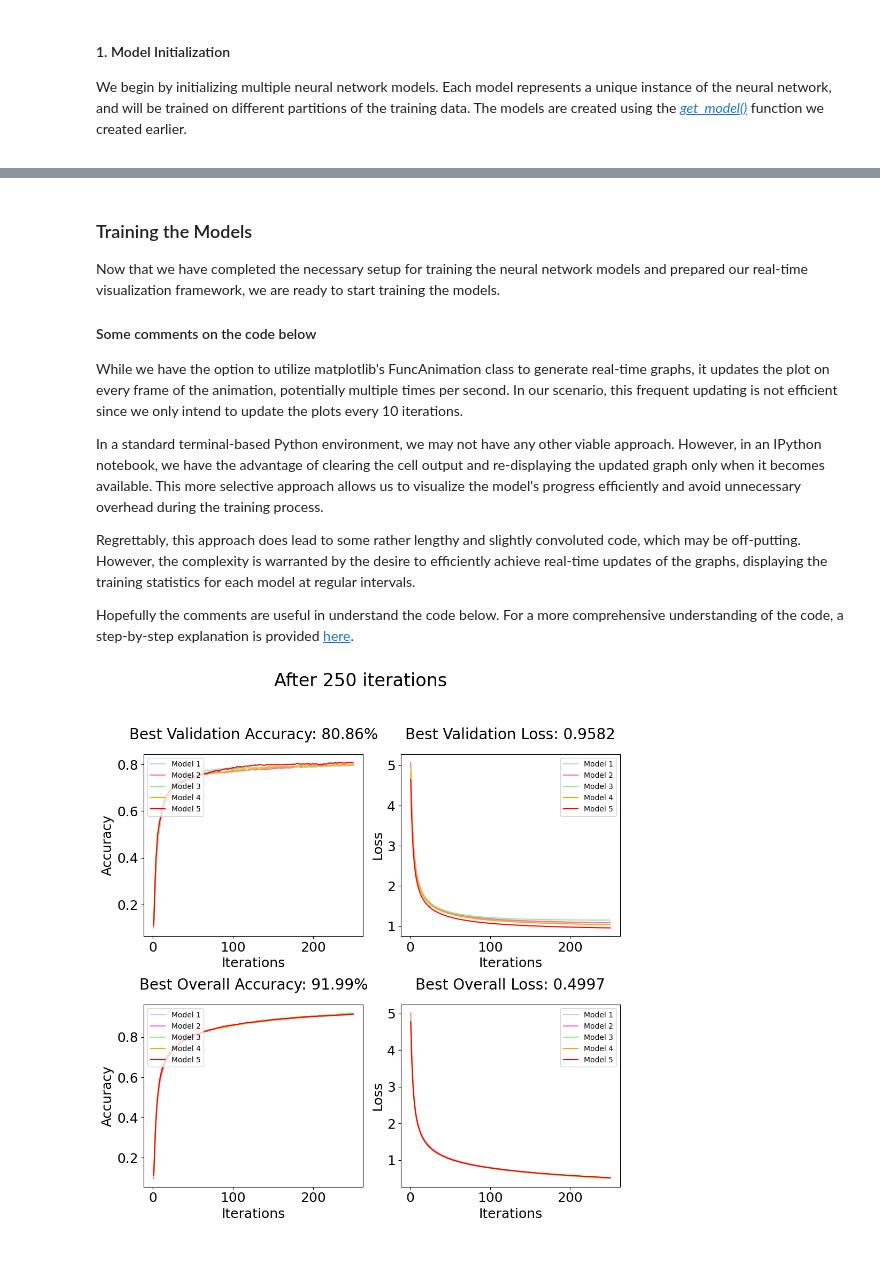
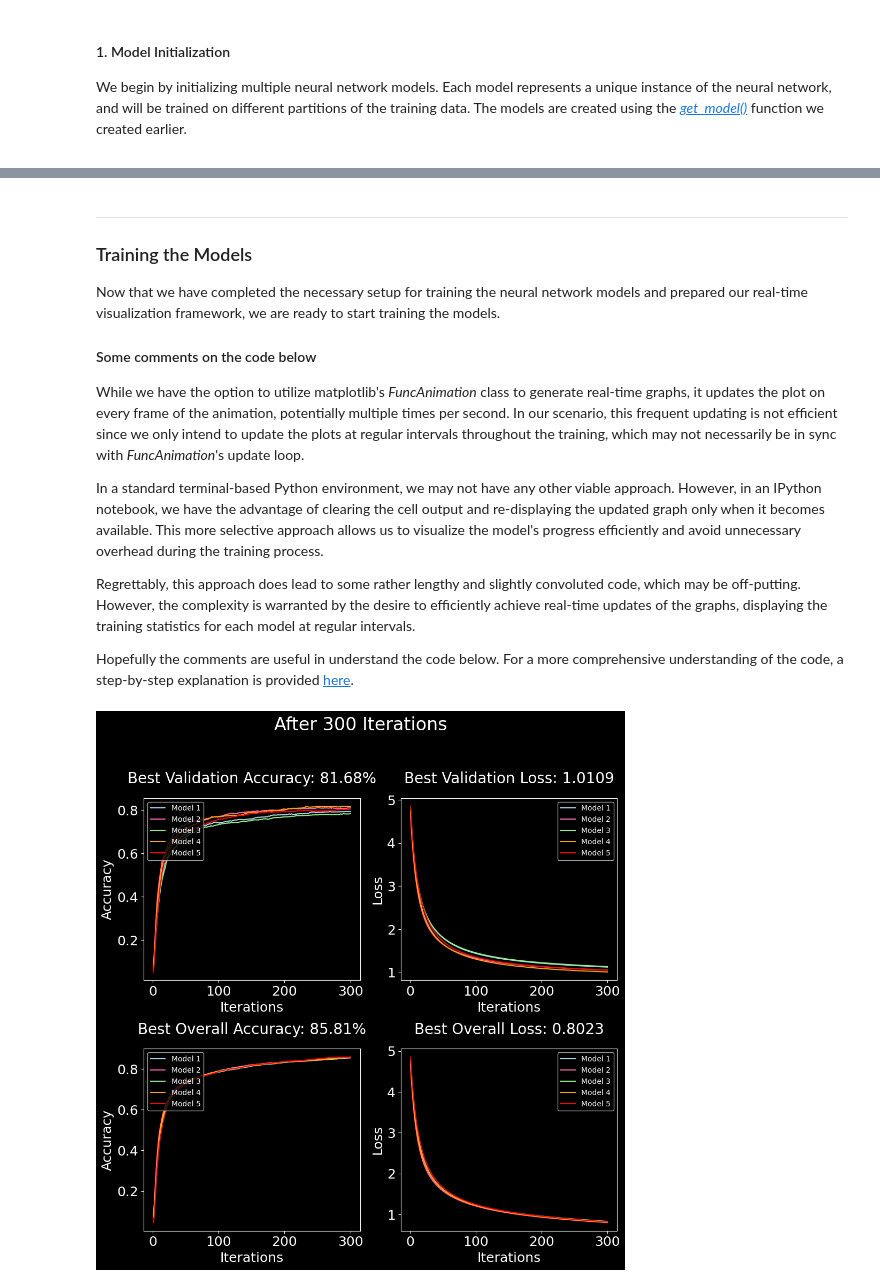
Before and after one commit to mkpro118/CS540, a Jupyter notebook: P6/HandwrittenDigits.ipynb, the cells around one changed output, grey strips where cells are left out. Drawn from its saved outputs; the diff is of its cells as text; code cells hidden in the pictures; blank space fills up the shorter version.

```diff
--- a/P6/HandwrittenDigits.ipynb
+++ b/P6/HandwrittenDigits.ipynb
@@ -11,12 +11,14 @@ from matplotlib import cm
 
 import numpy as np
 
+from string import ascii_uppercase
 import collections
 import itertools
 import os
 
 # Plot interactive graphs as notebook outputs
 %matplotlib inline
+plt.style.use('dark_background')
 # %% [markdown]
 ### Import Neural Network Library
 [\[Library Source\]](https://github.com/mkpro118/neural_network)
@@ -133,16 +159,16 @@ def get_model() -> Sequential:
     '''Returns an untrained compiled Sequential model'''
     # Define the network
     network = [
-        Dense(1024, input_shape=784, activation='tanh', name='Input'),
-        Dense(512, activation='tanh', name='Hidden'),
-        # Dense(128, activation='tanh', name='Hidden 1'),
+        Dense(512, input_shape=784, activation='tanh', name='Input'),
+        Dense(128, activation='tanh', name='Hidden'),
+        # Dense(64, activation='tanh', name='Hidden 2'),
         # Dense(32, activation='tanh', name='Hidden 3'),
         Dense(26, activation='softmax', name='Output'),
     ]
 
     # Encapsulate the network in a Sequential model
-    model = Sequential(name='Handwritten Letter Classifier')
-    model.add(*network)
+    model = Sequential(layers=network,
+                       name='Handwritten Letter Classifier')
 
     # Compile and build  the model
     model.compile(cost='crossentropy', metrics=['accuracy_score'])
@@ -298,11 +330,11 @@ You can learn more about generators [here](https://book.pythontips.com/en/latest
 # %%
-def get_trainers() -> list:
+def get_trainers(epochs: int = 300) -> list:
     return [
         models[i].fit(
             X_train[train],
             y_train[train],
-            epochs=250,
-            steps_per_epoch=8,
+            epochs=epochs,
+            steps_per_epoch=10,
             validation_data=(X_train[validate], y_train[validate]),
             verbose=False,    # The output is huge otherwise
             get_trainer=True, # Get trainer (a generator) instead of training
@@ -360,21 +395,22 @@ def get_history_dict() -> dict:
     })
     return history
 # %% [markdown]
+---
 ### Training the Models
 Now that we have completed the necessary setup for training the neural network models and prepared our real-time visualization framework, we are ready to start training the models.
 
 #### Some comments on the code below
-While we have the option to utilize matplotlib's FuncAnimation class to generate real-time graphs, it updates the plot on every frame of the animation, potentially multiple times per second. In our scenario, this frequent updating is not efficient since we only intend to update the plots every 10 iterations.
+While we have the option to utilize matplotlib's *FuncAnimation* class to generate real-time graphs, it updates the plot on every frame of the animation, potentially multiple times per second. In our scenario, this frequent updating is not efficient since we only intend to update the plots at regular intervals throughout the training, which may not necessarily be in sync with *FuncAnimation*'s update loop.
 
 In a standard terminal-based Python environment, we may not have any other viable approach. However, in an IPython notebook, we have the advantage of clearing the cell output and re-displaying the updated graph only when it becomes available. This more selective approach allows us to visualize the model's progress efficiently and avoid unnecessary overhead during the training process.
 
 Regrettably, this approach does lead to some rather lengthy and slightly convoluted code, which may be off-putting. However, the complexity is warranted by the desire to efficiently achieve real-time updates of the graphs, displaying the training statistics for each model at regular intervals.
 
-Hopefully the comments are useful in understand the code below. For a more comprehensive understanding of the code, a step-by-step explanation is provided [here](#code-explanation).
+Hopefully the comments are useful in understand the code below. For a more comprehensive understanding of the code, a step-by-step explanation is provided [here](#Explanation-of-the-Training-Code).
 <a id="training"></a>
 # %%
-def train():
-    trainers = get_trainers()
+def train(epochs: int = 300):
+    trainers = get_trainers(epochs)
     history = get_history_dict()
 
     fig, (ax1, ax2, ax3, ax4) = get_graphs()
@@ -401,7 +437,7 @@ def train():
             continue
 
         # Update with iterations count
-        fig.suptitle(f'After {iterations} iterations', fontsize=24, y=1.04)
+        fig.suptitle(f'After {iterations} Iterations', fontsize=24, y=1.04)
 
         # Clear all axes to plot again
         for ax in (ax1, ax2, ax3, ax4):
@@ -460,32 +496,32 @@ def train():
         ax3.set_title(f'Best Overall Accuracy: {np.around(x * 100, 2)}%', fontsize=20, pad=20)
         ax3.legend(loc='upper left')
 
         x = min(history[num]["overall"]["loss"][-1] for num in range(len(models)))
         x = min(history['best']['overall']['loss'], x)
         history['best']['overall']['loss'] = x
         ax4.set_title(f'Best Overall Loss: {np.around(x, 4)}', fontsize=20, pad=20)
         ax4.legend(loc='upper right')
 
         for ax in (ax2, ax4):
             ax.set_xlabel('Iterations', fontsize=18)
             ax.set_ylabel('Loss', fontsize=18)
 
         for ax in (ax1, ax3):
             ax.set_xlabel('Iterations', fontsize=18)
             ax.set_ylabel('Accuracy', fontsize=18)
 
         for ax in (ax1, ax2, ax3, ax4):
             ax.tick_params(axis='both', labelsize=18)
 
         fig.tight_layout()
 
         clear_output(wait=False)
         display(fig)
 
         # This is required to completely draw the plots
         # See https://stackoverflow.com/a/53760972
         plt.pause(0.1)
 train()
 # %% [output]
-[figure, old version]
+[figure, new version]
 # %% [markdown]
```
Also changed, not shown: parts of 23 cells of this notebook, 10 other files.
